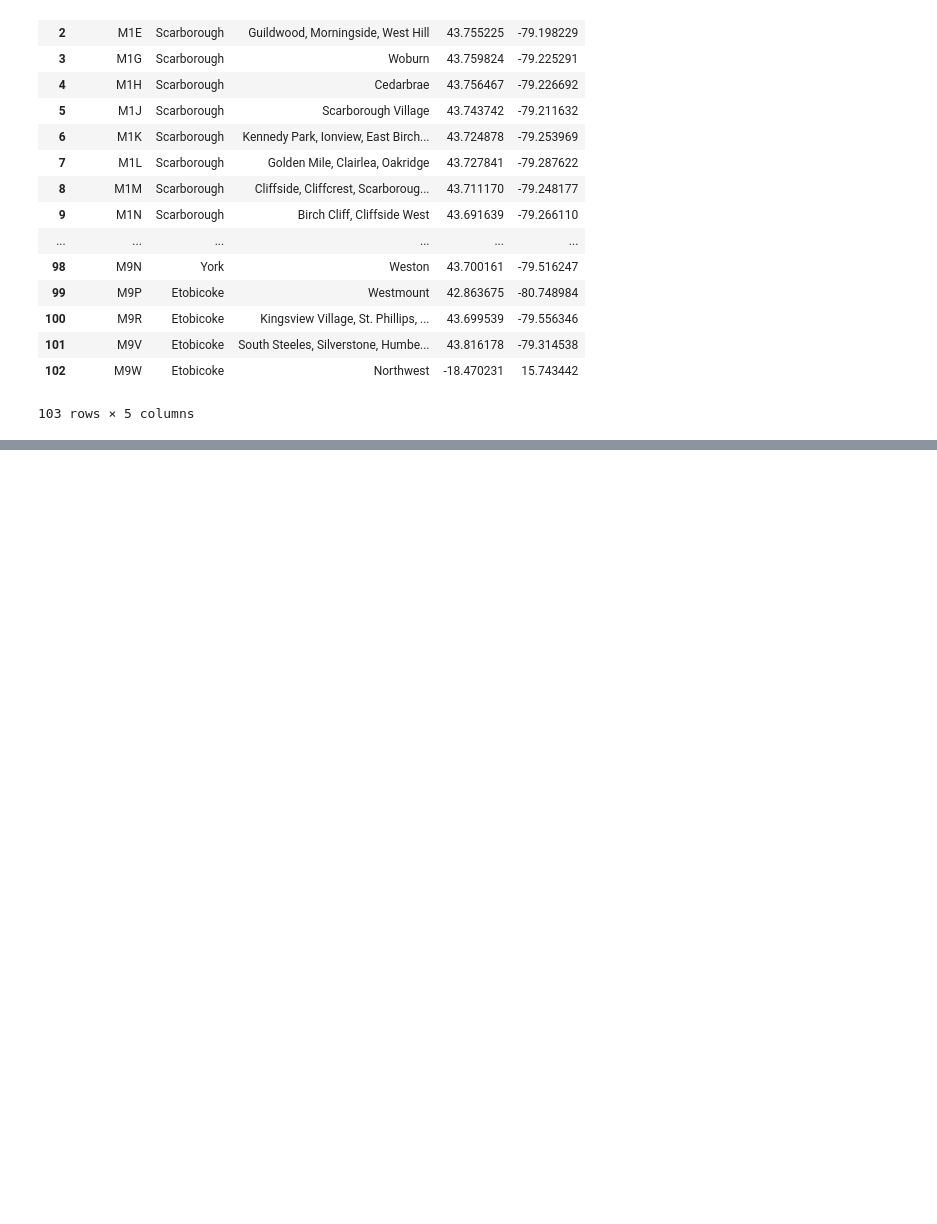
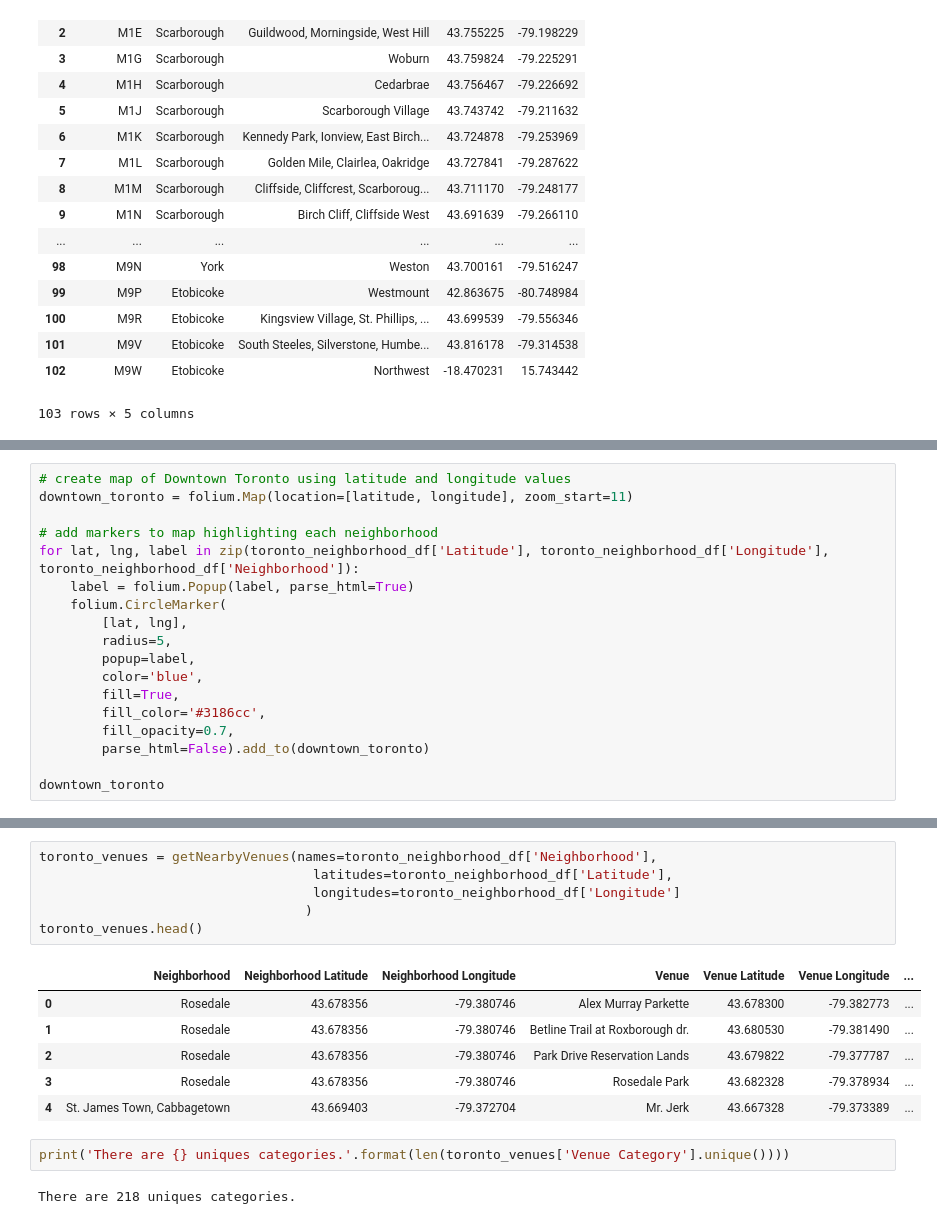
Before and after one commit to nkkoratp/capstone_data_science_project, a Jupyter notebook: capstone_project_neighborhood_clusters.ipynb, the cells around one changed output, grey strips where cells are left out. Drawn from its saved outputs; the diff is of its cells as text; blank space fills up the shorter version.

```diff
--- a/capstone_project_neighborhood_clusters.ipynb
+++ b/capstone_project_neighborhood_clusters.ipynb
@@ -186,0 +220,18 @@ canada_neighborhood_df
+# %%
+# create map of Downtown Toronto using latitude and longitude values
+downtown_toronto = folium.Map(location=[latitude, longitude], zoom_start=11)
+
+# add markers to map highlighting each neighborhood
+for lat, lng, label in zip(toronto_neighborhood_df['Latitude'], toronto_neighborhood_df['Longitude'], toronto_neighborhood_df['Neighborhood']):
+    label = folium.Popup(label, parse_html=True)
+    folium.CircleMarker(
+        [lat, lng],
+        radius=5,
+        popup=label,
+        color='blue',
+        fill=True,
+        fill_color='#3186cc',
+        fill_opacity=0.7,
+        parse_html=False).add_to(downtown_toronto)
+
+downtown_toronto
@@ -186,0 +296,17 @@ canada_neighborhood_df
+# %%
+toronto_venues = getNearbyVenues(names=toronto_neighborhood_df['Neighborhood'],
+                                   latitudes=toronto_neighborhood_df['Latitude'],
+                                   longitudes=toronto_neighborhood_df['Longitude']
+                                  )
+toronto_venues.head()
+# %% [output]
+|  | Neighborhood | Neighborhood Latitude | Neighborhood Longitude | Venue | Venue Latitude | Venue Longitude | ... |
+| 0 | Rosedale | 43.678356 | -79.380746 | Alex Murray Parkette | 43.678300 | -79.382773 | ... |
+| 1 | Rosedale | 43.678356 | -79.380746 | Betline Trail at Roxborough dr. | 43.680530 | -79.381490 | ... |
+| 2 | Rosedale | 43.678356 | -79.380746 | Park Drive Reservation Lands | 43.679822 | -79.377787 | ... |
+| 3 | Rosedale | 43.678356 | -79.380746 | Rosedale Park | 43.682328 | -79.378934 | ... |
+| 4 | St. James Town, Cabbagetown | 43.669403 | -79.372704 | Mr. Jerk | 43.667328 | -79.373389 | ... |
+# %%
+print('There are {} uniques categories.'.format(len(toronto_venues['Venue Category'].unique())))
+# %% [output]
+There are 218 uniques categories.
```
Also changed, not shown: parts of 29 cells of this notebook.
